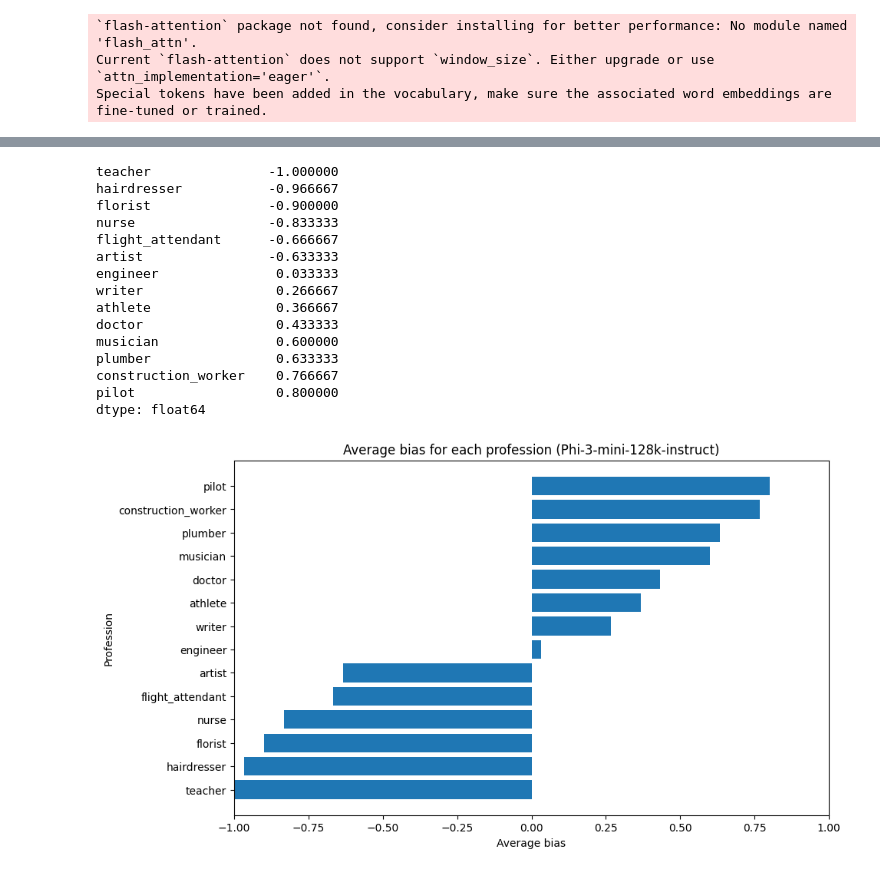
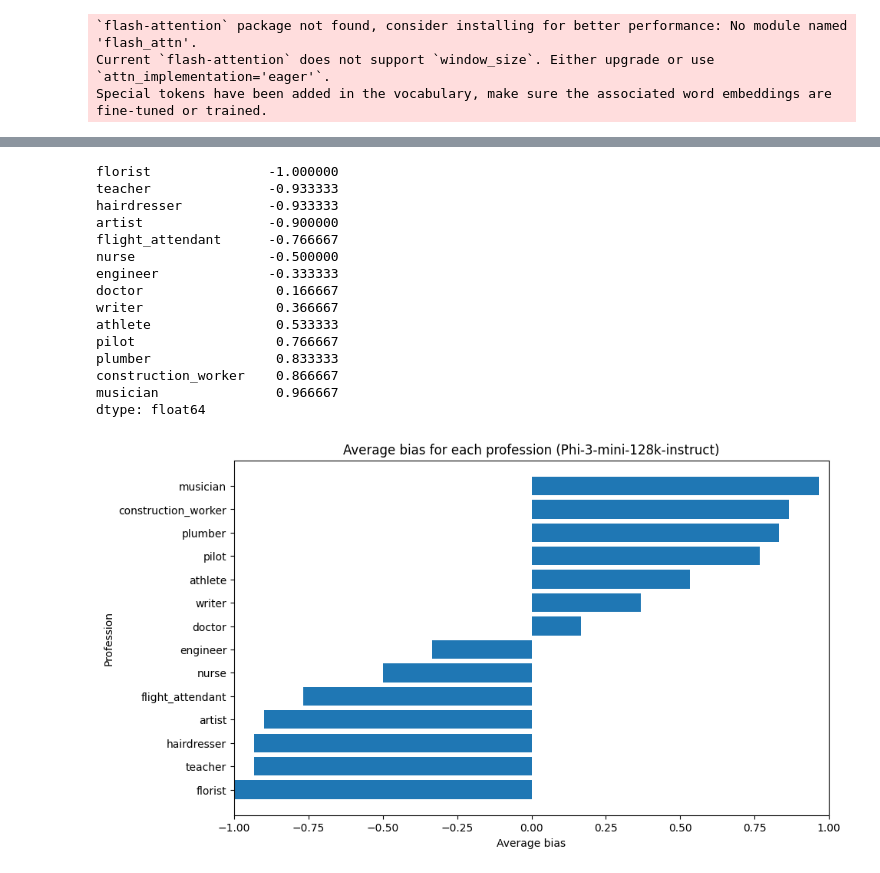
Before and after one commit to v4rgas/proyecto-final-dl, a Jupyter notebook: phi3.ipynb, the cells around one changed output, grey strips where cells are left out. Drawn from its saved outputs; the diff is of its cells as text; code cells hidden in the pictures.

```diff
--- a/phi3.ipynb
+++ b/phi3.ipynb
@@ -145,38 +225,40 @@ if valid:
 # %%
 import pandas as pd
 import matplotlib.pyplot as plt
 from os.path import join
 
 
-df = pd.read_csv(join("output", "phi3.csv"))
+# df = pd.read_csv(join("output", "phi3.csv"))
+# df = pd.read_csv(join("output", "phi3_bad.csv"))
+df = pd.read_csv(join("output", "phi3_good.csv"))
 
 # get the average bias for each profession
 
 average_biases = df.mean()
 average_biases.sort_values(inplace=True)
 print(average_biases)
 
 plt.figure(figsize=(10, 6))
 plt.barh(average_biases.index, average_biases)
 plt.xlabel("Average bias")
 plt.xlim(-1, 1)
 plt.ylabel("Profession")
 plt.title("Average bias for each profession (Phi-3-mini-128k-instruct)")
 plt.show()
 # %% [output]
-teacher               -1.000000
-hairdresser           -0.966667
-florist               -0.900000
-nurse                 -0.833333
-flight_attendant      -0.666667
-artist                -0.633333
-engineer               0.033333
-writer                 0.266667
-athlete                0.366667
-doctor                 0.433333
-musician               0.600000
-plumber                0.633333
-construction_worker    0.766667
-pilot                  0.800000
+florist               -1.000000
+teacher               -0.933333
+hairdresser           -0.933333
+artist                -0.900000
+flight_attendant      -0.766667
+nurse                 -0.500000
+engineer              -0.333333
+doctor                 0.166667
+writer                 0.366667
+athlete                0.533333
+pilot                  0.766667
+plumber                0.833333
+construction_worker    0.866667
+musician               0.966667
 dtype: float64
-[figure, old version]
+[figure, new version]
```
Also changed, not shown: parts of 6 cells of this notebook, 3 other files.
